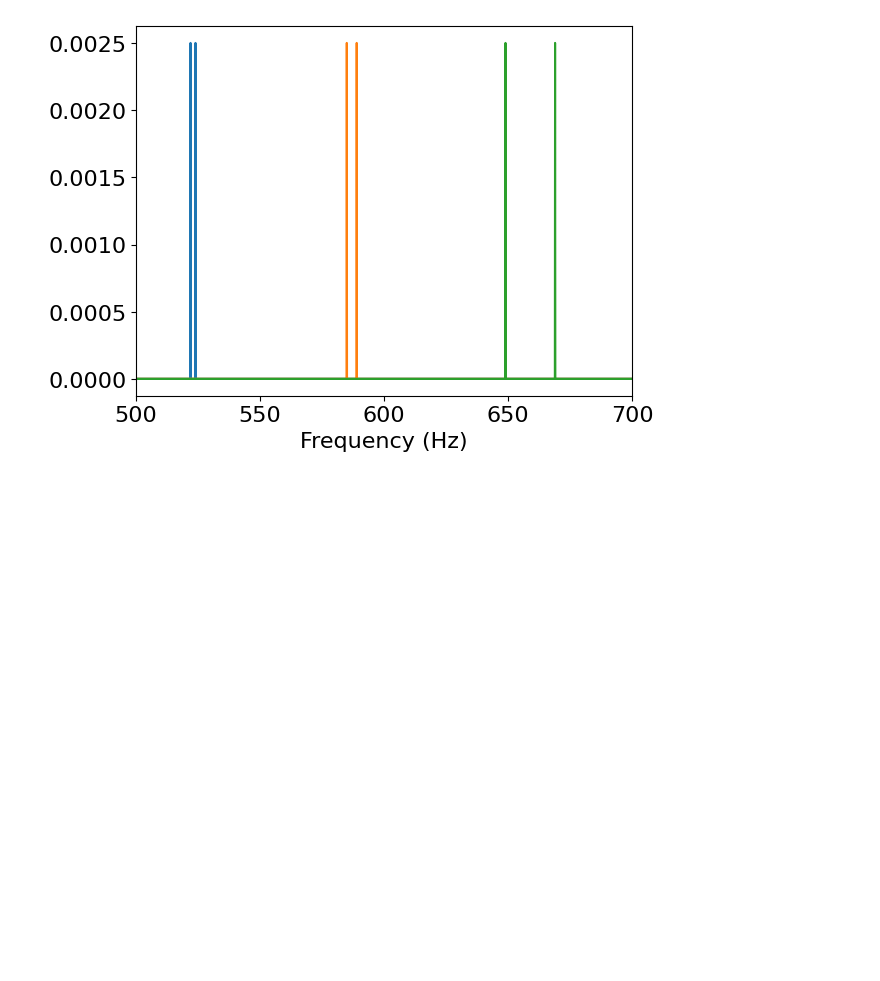
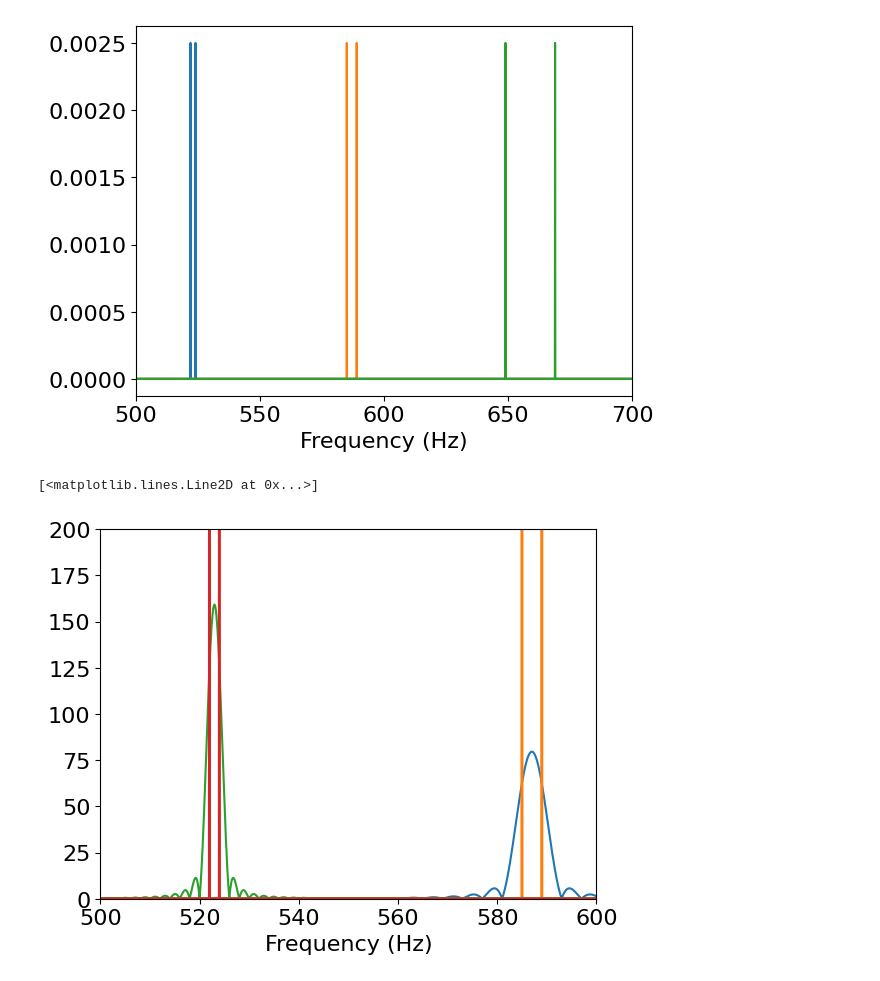
Before and after one commit to kojiyam/information-transmission-engineering, a Jupyter notebook: jd3_bandwidth.ipynb, the cells around one changed output. Saved outputs shown, nothing was run; the diff lists cells and outputs as text; code cells hidden in the pictures; blank space fills up the shorter version.

```diff
--- a/jd3_bandwidth.ipynb
+++ b/jd3_bandwidth.ipynb
@@ -52,6 +68,11 @@ S3 = np.fft.fft(s3)
 S1_power = np.abs(S1/(S1.size/2))**2
 S2_power = np.abs(S2/(S2.size/2))**2
 S3_power = np.abs(S3/(S3.size/2))**2
+# %%
+S1l = np.fft.fft(s1l)
+S1l_power = np.abs(S1l/(S1l.size/2))**2
+# %%
+S2l = np.fft.fft(s2l)
 # %%
 freq = np.fft.fftfreq(s1.size, d=1/sampling_rate)
 # %%
@@ -63,3 +84,14 @@ plt.plot(freq, S3_power)
 # %% [output]
 [<matplotlib.lines.Line2D at 0x...>]
 [figure]
+# %%
+plt.xlim(500,600)
+plt.ylim(0,200)
+plt.xlabel("Frequency (Hz)")
+plt.plot(freq, np.abs(S2l))
+plt.plot(freq, np.abs(S2))
+plt.plot(freq, np.abs(S1l))
+plt.plot(freq, np.abs(S1))
+# %% [output]
+[<matplotlib.lines.Line2D at 0x...>]
+[figure, added]
```
Also changed, not shown: parts of 5 cells of this notebook.
